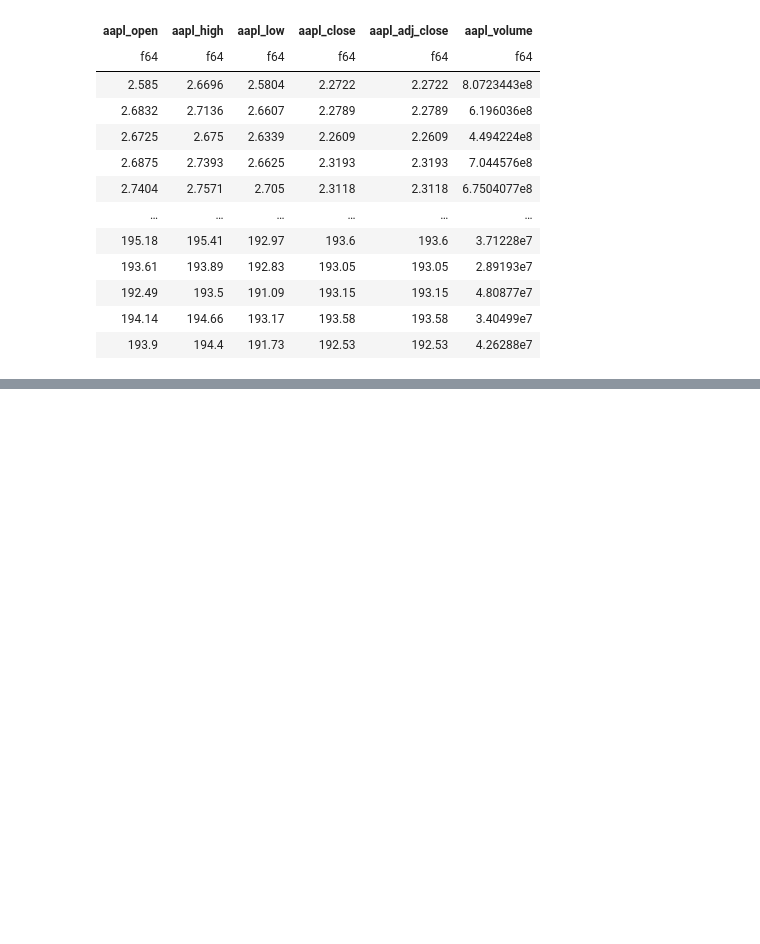
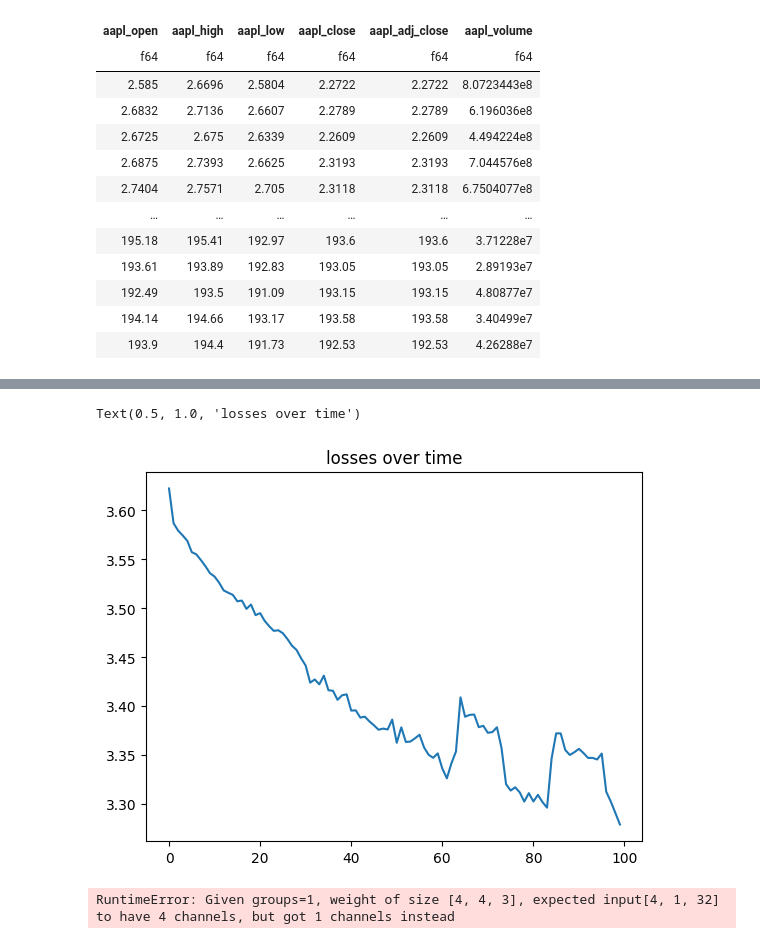
Before and after one commit to andonecatalin/ai, a Jupyter notebook: net.ipynb, the cells around one changed output, grey strips where cells are left out. Cells and saved outputs as stored; diff of their text form; code cells hidden in the pictures; blank space fills up the shorter version.

```diff
--- a/net.ipynb
+++ b/net.ipynb
@@ -105,17 +155,17 @@ def createTheMNISTNet(printtoggle=False):
         super().__init__()
 
         # Input layer for 1D data of size 32
-        self.conv1 = nn.Conv1d(in_channels=1, out_channels=32, kernel_size=3, stride=1, padding=2)
-        self.conv2 = nn.Conv1d(in_channels=32, out_channels=64, kernel_size=3, stride=1, padding=2)
+        self.conv1 = nn.Conv1d(in_channels=4, out_channels=4, kernel_size=3, stride=1, padding=2)
+        self.conv2 = nn.Conv1d(in_channels=4, out_channels=4, kernel_size=3, stride=1, padding=2)
 
 
-        self.pool=nn.MaxPool1d(kernel_size=2, stride=2)
+        self.pool=nn.MaxPool1d(kernel_size=2, stride=1)
         # fully-connected layers
-        self.fc1 = nn.Linear(512, 256)
-        self.fc2 = nn.Linear(256, 512)
-        self.fc3 = nn.Linear(512, 256)
-        self.fc4 = nn.Linear(256, 128)  # Assuming 10 output classes
-        self.fc5 = nn.Linear(128, 10)  # Assuming 10 output classes
+        self.fc1 = nn.Linear(136, 128)
+        self.fc2 = nn.Linear(128, 128)
+        self.fc3 = nn.Linear(416, 208)
+        self.fc4 = nn.Linear(128, 64)  # Assuming 10 output classes
+        self.fc5 = nn.Linear(64, 41)  # Assuming 10 output classes
 
         # toggle for printing out tensor sizes during forward prop
         #self.print = printtoggle
@@ -127,11 +177,9 @@ def createTheMNISTNet(printtoggle=False):
     # forward pass
     def forward(self, x):
         # Move input to device
-        x = x.to(self.device)
+        #x = x.to(self.device)
 
-        # Add a singleton dimension for the channel axis
-        x = x.unsqueeze(1)
-
+        #print(f' inainte de conv: {x.shape}')
 
         # Convolution -> relu
         x = F.relu(self.conv1(x))
@@ -143,21 +191,17 @@ def createTheMNISTNet(printtoggle=False):
         x = self.pool(x)
         x = self.dropout(x)
 
+        x = x.view(-1)  # Flatten the tensor
+        # Fully connected layer
 
-
-        # Flatten the feature map
-        x = x.view(-1, 256*2)
-        #print(f'Flattened: {x.shape}') if self.print else None
-
-        # Fully connected layer
         x = F.relu(self.fc1(x))
         x = self.dropout(x)
 
         x = F.relu(self.fc2(x))
         x = self.dropout(x)
 
-        x = F.relu(self.fc3(x))
-        x = self.dropout(x)
+        #x = F.relu(self.fc3(x))
+        #x = self.dropout(x)
 
         x = F.relu(self.fc4(x))
         x = self.dropout(x)
@@ -176,7 +220,9 @@ def createTheMNISTNet(printtoggle=False):
   lossfun = nn.CrossEntropyLoss()
 
   # optimizer
-  optimizer = torch.optim.Adam(net.parameters(),lr=.01)
+  optimizer = optim.SGD(net.parameters(),lr=.01)
+  T_0=30
+  scheduler=SGDRScheduler(optimizer, T_0=T_0,T_mult=2,eta_min=0.005)
 
   return net,lossfun,optimizer
 # %%
@@ -267,6 +315,6 @@ def function2trainTheModel(numepochs = 50):
   return trainAcc, testAcc, losses, net
 # %%
 
-trainAcc,testAcc,losses,net = function2trainTheModel(20)
+trainAcc,testAcc,losses,net = function2trainTheModel(train_dataset, train_labels, test_dataset, test_labels,numepochs = 100)
 # %% [output]
 1
@@ -274,7 +357,11 @@ RuntimeError: Expected 2D (unbatched) or 3D (batched) input to conv1d, but got i
 # %%
 nploss=losses.to("cpu")
 nploss=nploss.cpu()
-nploss=nploss.cpu().numpy()
-plt.plot(nploss)
+losses=losses.cpu().numpy()
+plt.plot(losses)
+
 plt.title('losses over time')
+# %% [output]
+Text(0.5, 1.0, 'losses over time')
+[figure, added]
 # %%
@@ -297,4 +386,6 @@ def test(model, device, testloader, criterion):
           f'({accuracy:.0f}%)\n')
     print(nploss)
 # %%
-test(net,device,test_loader,nn.CrossEntropyLoss())
+test(net,device,test_dataset, test_labels,nn.CrossEntropyLoss())
+# %% [output]
+RuntimeError: Given groups=1, weight of size [4, 4, 3], expected input[4, 1, 32] to have 4 channels, but got 1 channels instead
```
Also changed, not shown: parts of 13 cells of this notebook, 4 other files.
